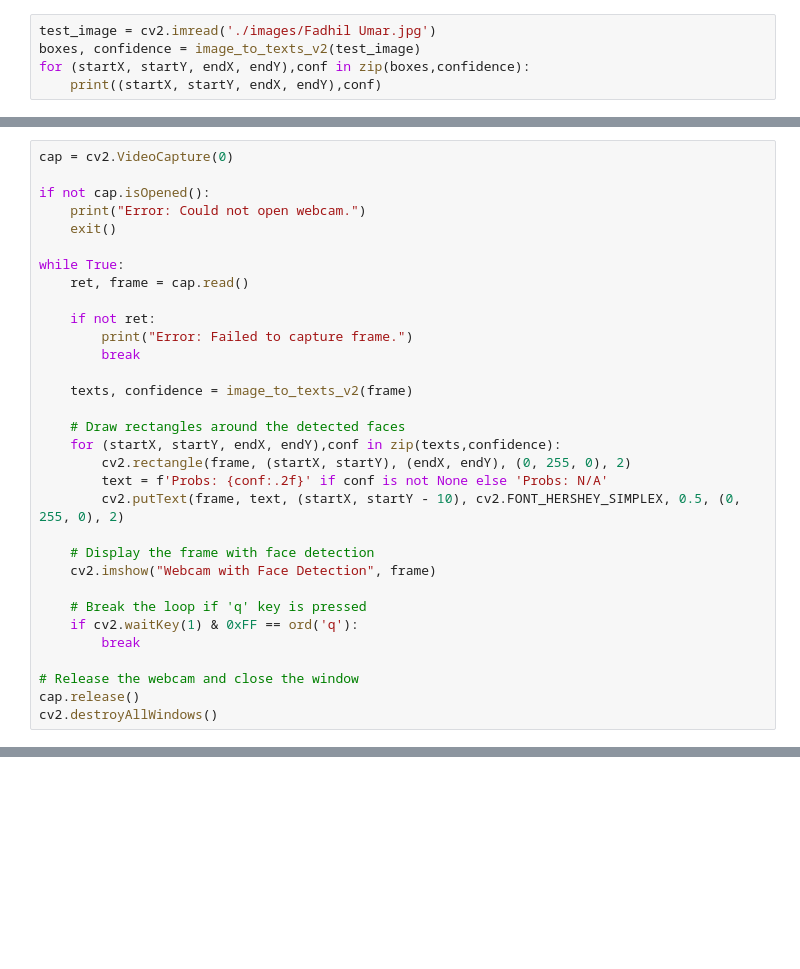
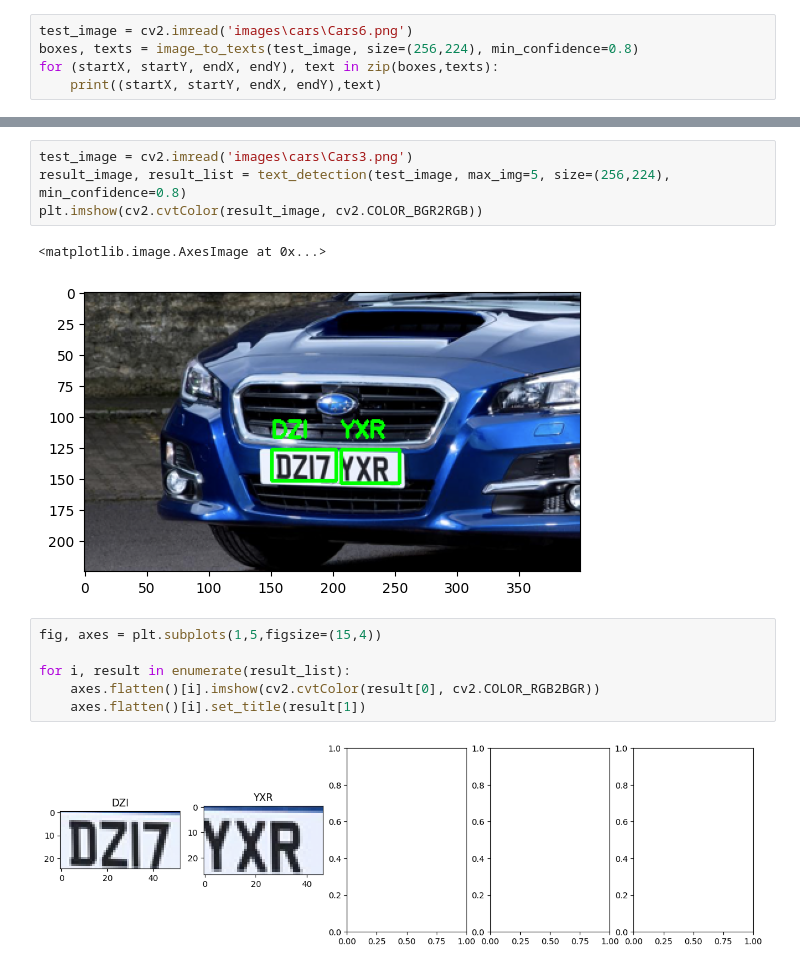
Before and after one commit to Alfadhils/STR-Pytorch-Project, a Jupyter notebook: main.ipynb, the cells around one changed output, grey strips where cells are left out. Drawn from its saved outputs; the diff is of its cells as text; blank space fills up the shorter version.

```diff
--- a/main.ipynb
+++ b/main.ipynb
@@ -106,5 +47,5 @@ def image_to_texts_v2(image, size=(320, 320), east_path='frozen_east_text_detect
 # %%
-test_image = cv2.imread('./images/Fadhil Umar.jpg')
-boxes, confidence = image_to_texts_v2(test_image)
-for (startX, startY, endX, endY),conf in zip(boxes,confidence):
-    print((startX, startY, endX, endY),conf)
+test_image = cv2.imread('images\cars\Cars6.png')
+boxes, texts = image_to_texts(test_image, size=(256,224), min_confidence=0.8)
+for (startX, startY, endX, endY), text in zip(boxes,texts):
+    print((startX, startY, endX, endY),text)
@@ -234,32 +55,0 @@ cv2.destroyAllWindows()
-# %%
-cap = cv2.VideoCapture(0)
-
-if not cap.isOpened():
-    print("Error: Could not open webcam.")
-    exit()
-
-while True:
-    ret, frame = cap.read()
-
-    if not ret:
-        print("Error: Failed to capture frame.")
-        break
-
-    texts, confidence = image_to_texts_v2(frame)
-
-    # Draw rectangles around the detected faces
-    for (startX, startY, endX, endY),conf in zip(texts,confidence):
-        cv2.rectangle(frame, (startX, startY), (endX, endY), (0, 255, 0), 2)
-        text = f'Probs: {conf:.2f}' if conf is not None else 'Probs: N/A'
-        cv2.putText(frame, text, (startX, startY - 10), cv2.FONT_HERSHEY_SIMPLEX, 0.5, (0, 255, 0), 2)
-
-    # Display the frame with face detection
-    cv2.imshow("Webcam with Face Detection", frame)
-
-    # Break the loop if 'q' key is pressed
-    if cv2.waitKey(1) & 0xFF == ord('q'):
-        break
-
-# Release the webcam and close the window
-cap.release()
-cv2.destroyAllWindows()
@@ -265,0 +99,15 @@ cv2.destroyAllWindows()
+# %%
+test_image = cv2.imread('images\cars\Cars3.png')
+result_image, result_list = text_detection(test_image, max_img=5, size=(256,224), min_confidence=0.8)
+plt.imshow(cv2.cvtColor(result_image, cv2.COLOR_BGR2RGB))
+# %% [output]
+<matplotlib.image.AxesImage at 0x...>
+[figure, added]
+# %%
+fig, axes = plt.subplots(1,5,figsize=(15,4))
+
+for i, result in enumerate(result_list):
+    axes.flatten()[i].imshow(cv2.cvtColor(result[0], cv2.COLOR_RGB2BGR))
+    axes.flatten()[i].set_title(result[1])
+# %% [output]
+[figure, added]
```
Also changed, not shown: parts of 9 cells of this notebook, 3 other files.
